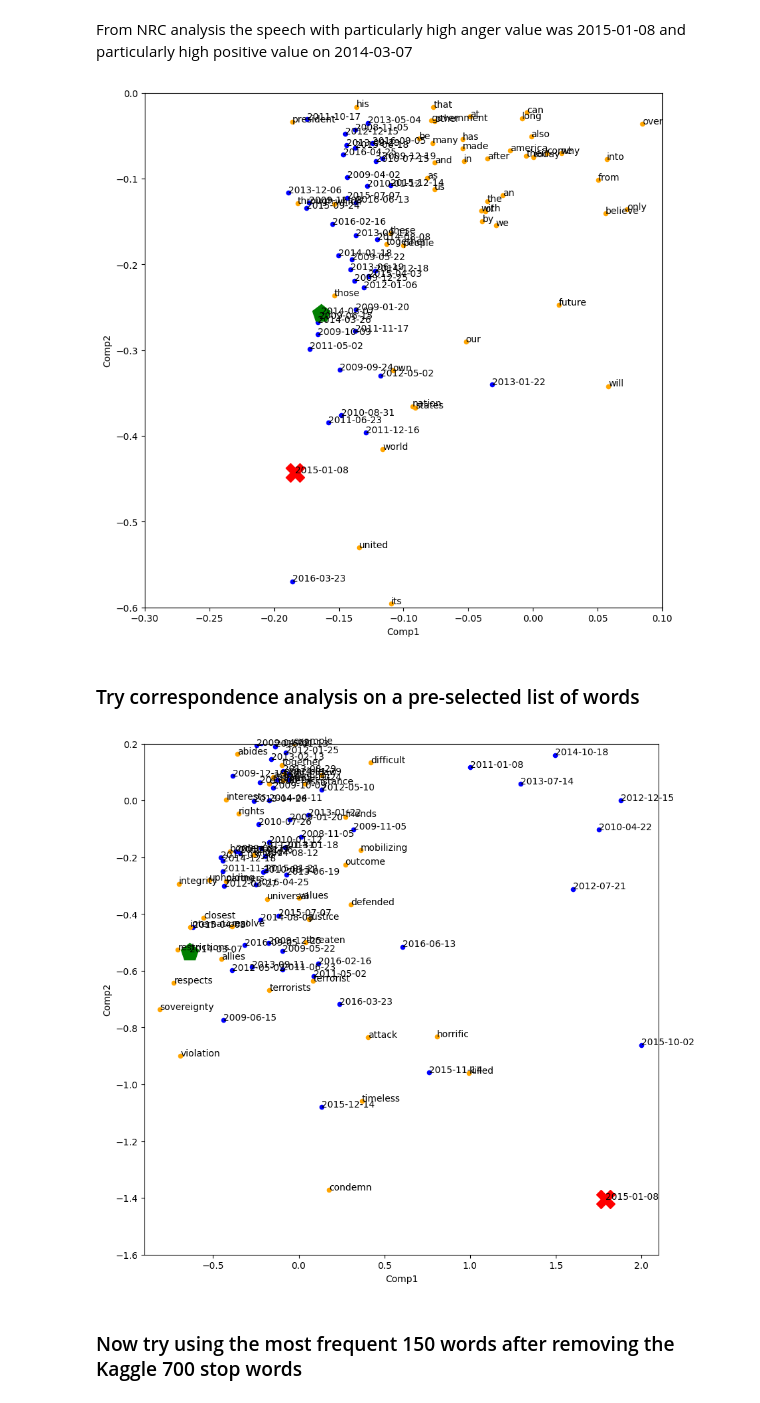
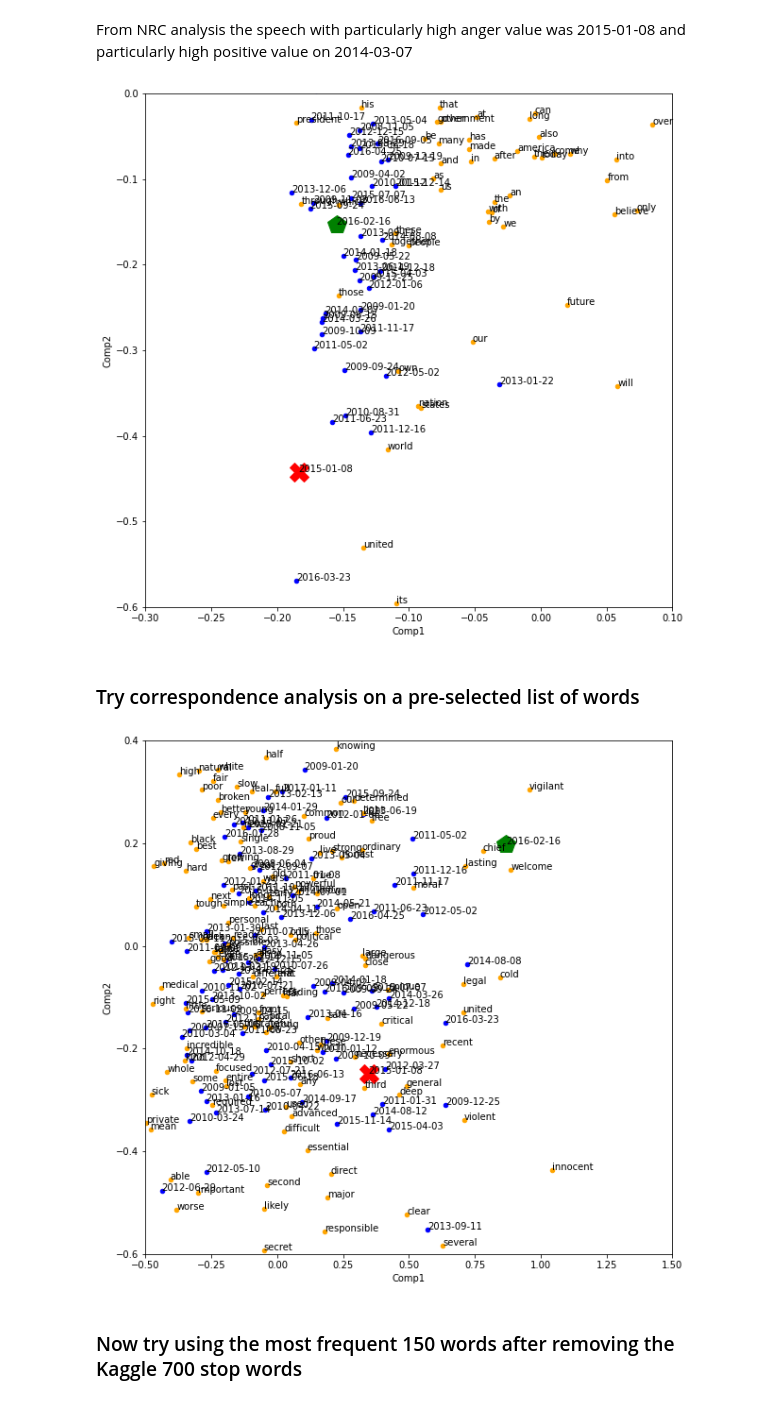
Before and after one commit to pday2/ObamaNLP, a Jupyter notebook: correspondenceAnalysis.ipynb, the cells around one changed output. Saved outputs shown, nothing was run; the diff lists cells and outputs as text; code cells hidden in the pictures.

```diff
--- a/correspondenceAnalysis.ipynb
+++ b/correspondenceAnalysis.ipynb
@@ -237,7 +242,7 @@ From NRC analysis the speech with particularly high anger value was 2015-01-08
 and particularly high positive value on 2014-03-07
 # %%
 date1 = '2015-01-08'
-date2 = '2014-03-07'
+date2 = '2016-02-16'
 df1=ca.row_coordinates(ctabshort)
 df1.columns=['Comp1', 'Comp2']
 df2=ca.column_coordinates(ctabshort)
@@ -260,7 +265,7 @@ plt.xlim([-0.3, 0.1])
 plt.ylim([-0.6, 0.0])
 plt.show()
 # %% [output]
-[figure, old version]
+[figure, new version]
 # %% [markdown]
 ### Try correspondence analysis on a pre-selected list of words
 # %%
@@ -270,7 +275,7 @@ plt.show()
 # common adjective: "./word_lists/adjectives.txt"
 # common adverbs: "./word_lists/adverbs.txt"
 # function words: "./word_lists/function-words.txt"
-wordList = pd.read_csv("./word_lists/customlist.txt", sep=" ", header=None,
+wordList = pd.read_csv("./word_lists/adjectives.txt", sep=" ", header=None,
                  names=["word"])
 wordList = pd.DataFrame([word.lower() for word in list(wordList['word'])], columns=['word'])
 # %%
@@ -286,30 +291,30 @@ ctabshort2.index.rename('speeches', inplace=True)
 ca = ca.fit(ctabshort2)
 # %%
 date1 = '2015-01-08'
-date2 = '2014-03-07'
+date2 = '2016-02-16'
 df1=ca.row_coordinates(ctabshort2)
 df1.columns=['Comp1', 'Comp2']
 df2=ca.column_coordinates(ctabshort2)
 df2.columns=['Comp1', 'Comp2']
 
 # df1 for speeches
 ax = df1.plot(x='Comp1', y='Comp2', figsize=(10, 10), kind='scatter', color='blue')
 for i, txt in enumerate(df1.index.values.tolist()):
     ax.annotate(txt, (df1['Comp1'][i], df1['Comp2'][i]))
 
 # df2 for words
 df2.plot(ax=ax, x='Comp1', y='Comp2', kind='scatter', color='orange')
 for i, txt in enumerate(df2.index.values.tolist()):
     ax.annotate(txt, (df2['Comp1'][i], df2['Comp2'][i]))
 
 ax.plot(df1.loc[[date1]]['Comp1'], df1.loc[[date1]]['Comp2'], marker='X', color='red', markersize=20)
 ax.plot(df1.loc[[date2]]['Comp1'], df1.loc[[date2]]['Comp2'], marker='p', color='green', markersize=20)
 
-plt.xlim([-0.9, 2.1])
-plt.ylim([-1.6, 0.2])
+plt.xlim([-0.5, 1.5])
+plt.ylim([-0.6, 0.4])
 plt.show()
 # %% [output]
-[figure, old version]
+[figure, new version]
 # %% [markdown]
 ### Now try using the most frequent 150 words after removing the Kaggle 700 stop words
 # %%
```
Also changed, not shown: parts of 5 cells of this notebook, 1 other file.
